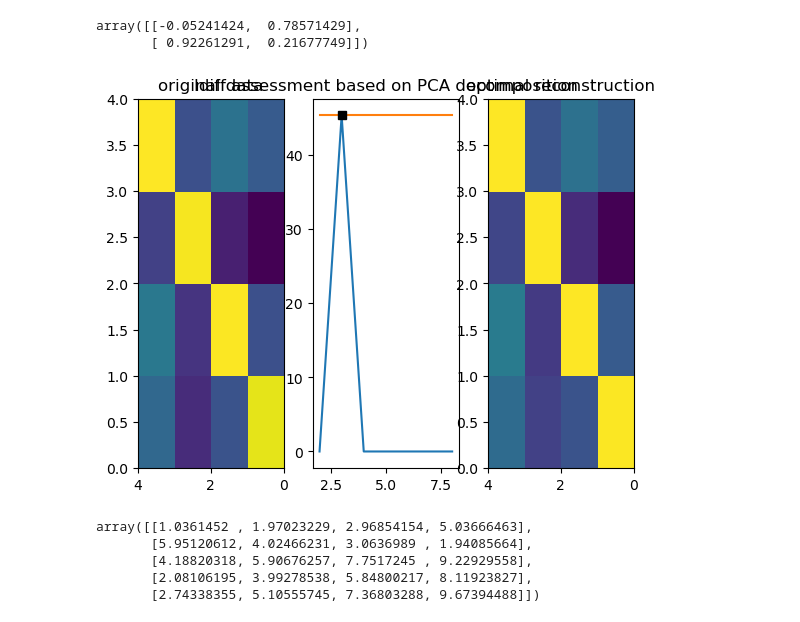
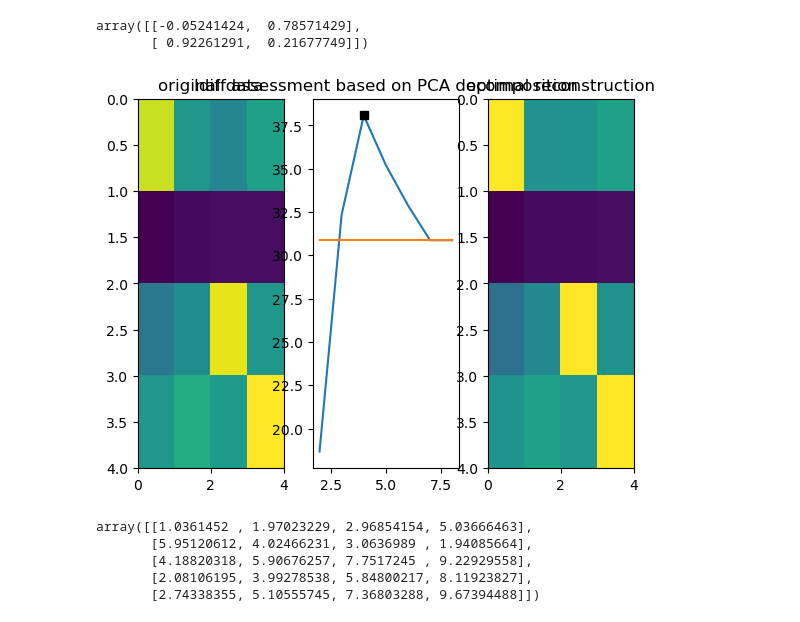
Before and after one commit to aspenglow/Multi-Echo-BOLD_fingerprinting, a Jupyter notebook: fingerprinting/fingerprinting.ipynb, the cells around one changed output. Saved outputs shown, nothing was run; the diff lists cells and outputs as text; code cells hidden in the pictures.

```diff
--- a/fingerprinting/fingerprinting.ipynb
+++ b/fingerprinting/fingerprinting.ipynb
@@ -2,27 +2,40 @@
 import numpy as np
 import os
 # %%
-# load data, compute FC and build map of orig_matrix.
+# Initialize global variables
 data_path = "../data"
+echoes_total_num = 4
+subjects_total_num = 4
 
-echoes_orig_matrixs = {} # key: echo_num.  val: original_matrix of each echo (each row is a flat of FC).
+
+# echoes_FCs: 3-dimensional array.
+#   dims:  0: echo_index.  1,2 : FC matrix
+# echoes_orig_matrixs: 3-dimensional array.
+#   dims:  0: echo_index.  1: subject index.  2: flatten FC vector.
+FC_length = -1
 for file in os.listdir(data_path):
     if "echo-" not in file:
         continue
     subject_id = file[file.find("-")+1 : file.find("_")]
-    echo_num = file[file.find("echo-")+5 : file.find("echo-")+6]
+    echo_index = file[file.find("echo-")+5 : file.find("echo-")+6]
+    echo_index = int(echo_index) - 1
     data = np.genfromtxt(fname=os.path.join(data_path, file), dtype='float32', delimiter=' ')#.transpose()
     FC = np.corrcoef(data)
-    mask = np.tril(np.full((FC.shape[0],FC.shape[0]), True, dtype=bool), -1)
-    orig_column = FC[mask]
-    orig_column = np.expand_dims(orig_column, axis=0)
+    mask = np.tril(np.full((FC.shape[0], FC.shape[0]), True, dtype=bool), -1)
+    orig_row = FC[mask]
+    if FC_length < 0:
+        FC_length = FC.shape[0]
+        echoes_count = np.zeros(echoes_total_num, dtype=int)
+        echoes_FCs_shape = (echoes_total_num, FC_length, FC_length)
+        echoes_FCs = np.zeros(echoes_FCs_shape)
 
-    if echo_num in echoes_orig_matrixs:
-        orig_matrix = echoes_orig_matrixs.get(echo_num)
-        orig_matrix = np.concatenate((orig_matrix, orig_column))
-        echoes_orig_matrixs.update({echo_num:orig_matrix})
-    else:
-        echoes_orig_matrixs.update({echo_num:orig_column})
+        echoes_orig_matrixs_shape = (echoes_total_num, subjects_total_num, orig_row.size)
+        echoes_orig_matrixs = np.zeros(echoes_orig_matrixs_shape)
+
+    echoes_FCs[echo_index] = FC
+    subject_index = echoes_count[echo_index]
+    echoes_orig_matrixs[echo_index][subject_index] = orig_row
+    echoes_count[echo_index] += 1
 
 print("success")
 # %% [output]
@@ -105,20 +116,20 @@ for i in range(subject_num):
 # %%
 from matplotlib import pyplot as plt
 fig, (ax0, ax1, ax2) = plt.subplots(1,3)
 c = ax0.pcolor(Ident_mat_orig)
 ax0.set_title('original data')
-ax0.invert_xaxis()
+ax0.invert_yaxis()
 
 c = ax1.plot(PCA_comps_range, Idiff_recon[1:])
 ax1.plot(PCA_comps_range, Idiff_orig*np.ones(PCA_comps_range.size), )
 ax1.plot(m_star, Idiff_opt, '-sk')
 ax1.set_title('Idiff assessment based on PCA decomposition')
 
 c = ax2.pcolor(Ident_mat_recon_opt)
 ax2.set_title('optimal reconstruction')
-ax2.invert_xaxis()
+ax2.invert_yaxis()
 # %% [output]
-[figure, old version]
+[figure, new version]
 # %%
 from sklearn.decomposition import PCA
 a = np.array([[1,2,3,5],[6,4,3,2],[4,6,8,9],[2,4,6,8],[3,5,7,10]])
```
Also changed, not shown: parts of 1 cell of this notebook, 3 other files.
